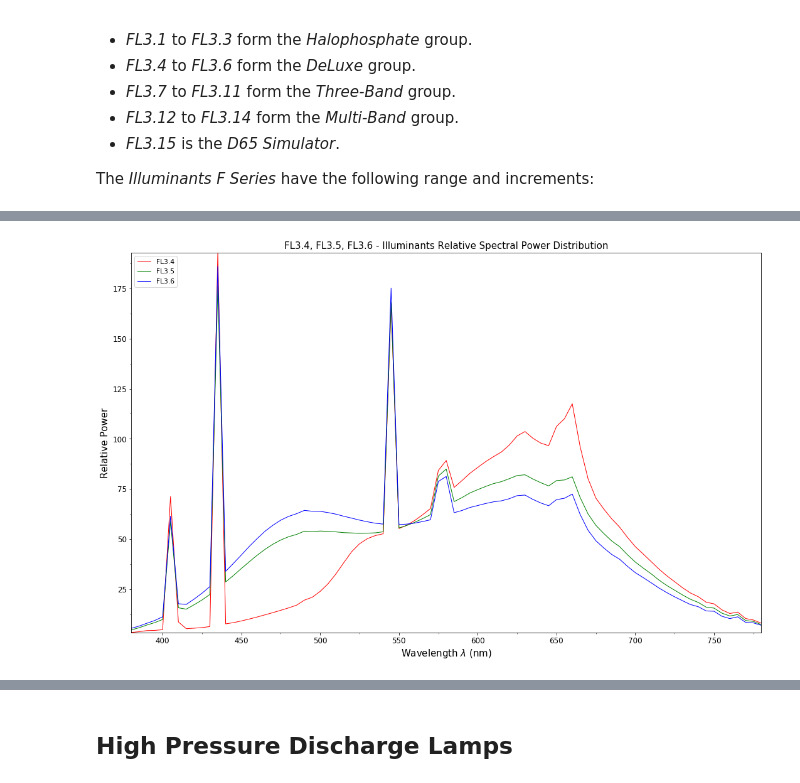
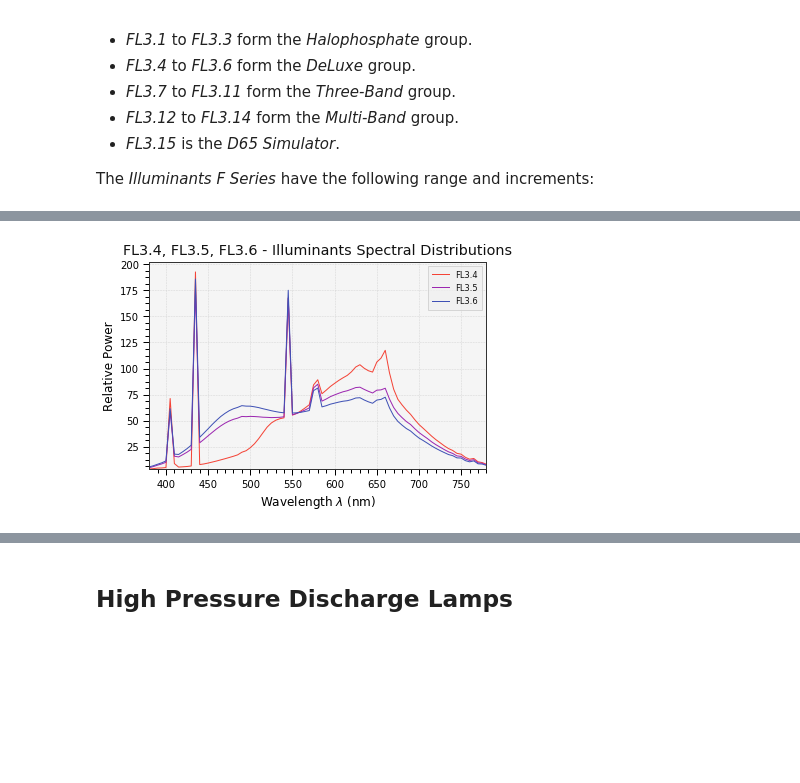
Before and after one commit to colour-science/colour-notebooks, a Jupyter notebook: notebooks/colorimetry/illuminants.ipynb, the cells around one changed output, grey strips where cells are left out. Cells and saved outputs as stored; diff of their text form; code cells hidden in the pictures; blank space fills up the shorter version.

```diff
--- a/notebooks/colorimetry/illuminants.ipynb
+++ b/notebooks/colorimetry/illuminants.ipynb
@@ -242,7 +241,7 @@ multi_illuminants_relative_spd_plot(['FL3.1', 'FL3.2', 'FL3.3'])
 # %%
 # Plotting the *DeLuxe* group of fluorescent illuminants.
-multi_illuminants_relative_spd_plot(['FL3.4', 'FL3.5', 'FL3.6'])
+plot_multi_illuminant_sds(['FL3.4', 'FL3.5', 'FL3.6']);
 # %% [output]
-[figure, old version]
+[figure, new version]
 # %%
 # Plotting the *Three-Band* group of fluorescent illuminants.
```
Also changed, not shown: parts of 44 cells of this notebook, 14 other files.
